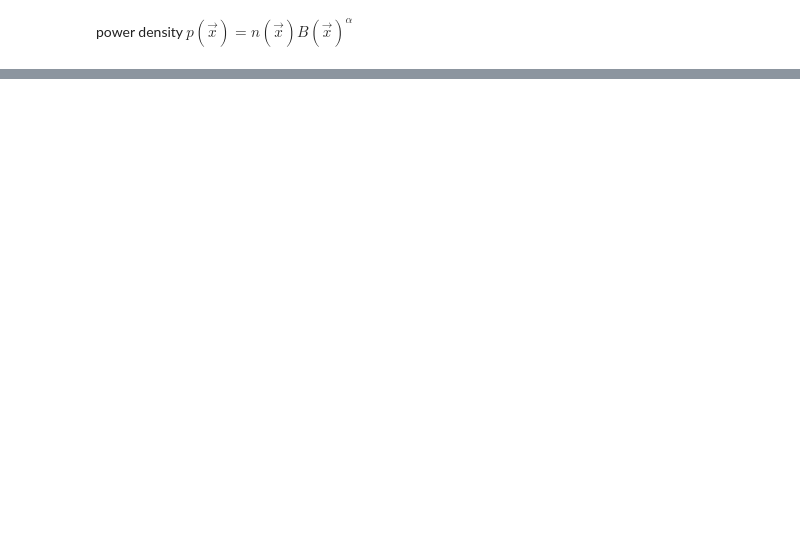
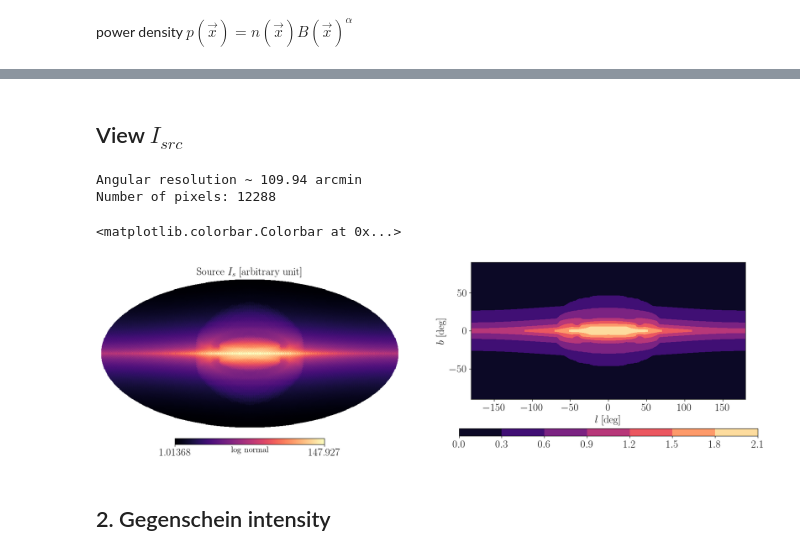
Before and after one commit to yitiansun/axion-mirror, a Jupyter notebook: 3D_model/galactic synchrotron.ipynb, the cells around one changed output, grey strips where cells are left out. Cells and saved outputs as stored; diff of their text form; code cells hidden in the pictures; blank space fills up the shorter version.

```diff
--- a/3D_model/galactic synchrotron.ipynb
+++ b/3D_model/galactic synchrotron.ipynb
@@ -249,0 +216,51 @@ fig.colorbar(im, ax=ax, orientation='horizontal', aspect=40);
+# %% [markdown]
+## View $I_{src}$
+# %%
+NSIDE = 32
+NPIX = hp.nside2npix(NSIDE)
+print(f'Angular resolution ~ {hp.nside2resol(NSIDE, arcmin=True):.2f} arcmin')
+print(f'Number of pixels: {NPIX}')
+
+co_b_s, l_s = hp.pix2ang(NSIDE, range(NPIX))
+b_s = jnp.pi/2 - co_b_s
+lb_s = jnp.stack([l_s, b_s], axis=-1)
+
+# antipodal indices
+anti_co_b_s = jnp.pi - co_b_s
+anti_l_s   = l_s + jnp.pi
+anti_inds = hp.ang2pix(NSIDE, anti_co_b_s, anti_l_s)
+# %% [output]
+Angular resolution ~ 109.94 arcmin
+Number of pixels: 12288
+# %%
+# cartesian
+l_s_cart = jnp.linspace(-jnp.pi, jnp.pi, 180)
+b_s_cart = jnp.linspace(jnp.pi/2, -jnp.pi/2, 90)
+cart_shape = (len(b_s_cart), len(l_s_cart))
+
+anti_l_s_cart = l_s_cart + np.pi
+anti_b_s_cart = - b_s_cart
+# %%
+I_src_map = I_src(lb_s)
+# %%
+I_src_cart_map = np.zeros(cart_shape)
+
+for ib, b in enumerate(tqdm(b_s_cart)):
+    lb_s_row = jnp.stack([l_s_cart, jnp.full_like(l_s_cart, b)], axis=-1)
+    I_src_cart_map[ib] = I_src(lb_s_row)
+# %%
+fig, axs = plt.subplots(1, 2, figsize=(20,6))
+
+plt.axes(axs[0])
+hp.mollview(I_src_map, norm='log', cmap='magma',
+            title=r'Source $I_s$ [arbitrary unit]', unit='log normal', hold=True)
+im = axs[1].contourf(jnp.rad2deg(l_s_cart), jnp.rad2deg(b_s_cart), np.log10(I_src_cart_map),
+               cmap='magma')
+axs[1].set(xlabel=r'$l$ [deg]', ylabel=r'$b$ [deg]')
+axs[1].set(aspect=1)
+fig.colorbar(im, ax=axs[1], orientation='horizontal', aspect=40)
+# %% [output]
+<matplotlib.colorbar.Colorbar at 0x...>
+[figure, added]
+# %% [markdown]
+## 2. Gegenschein intensity
```
Also changed, not shown: parts of 51 cells of this notebook, 12 other files.
